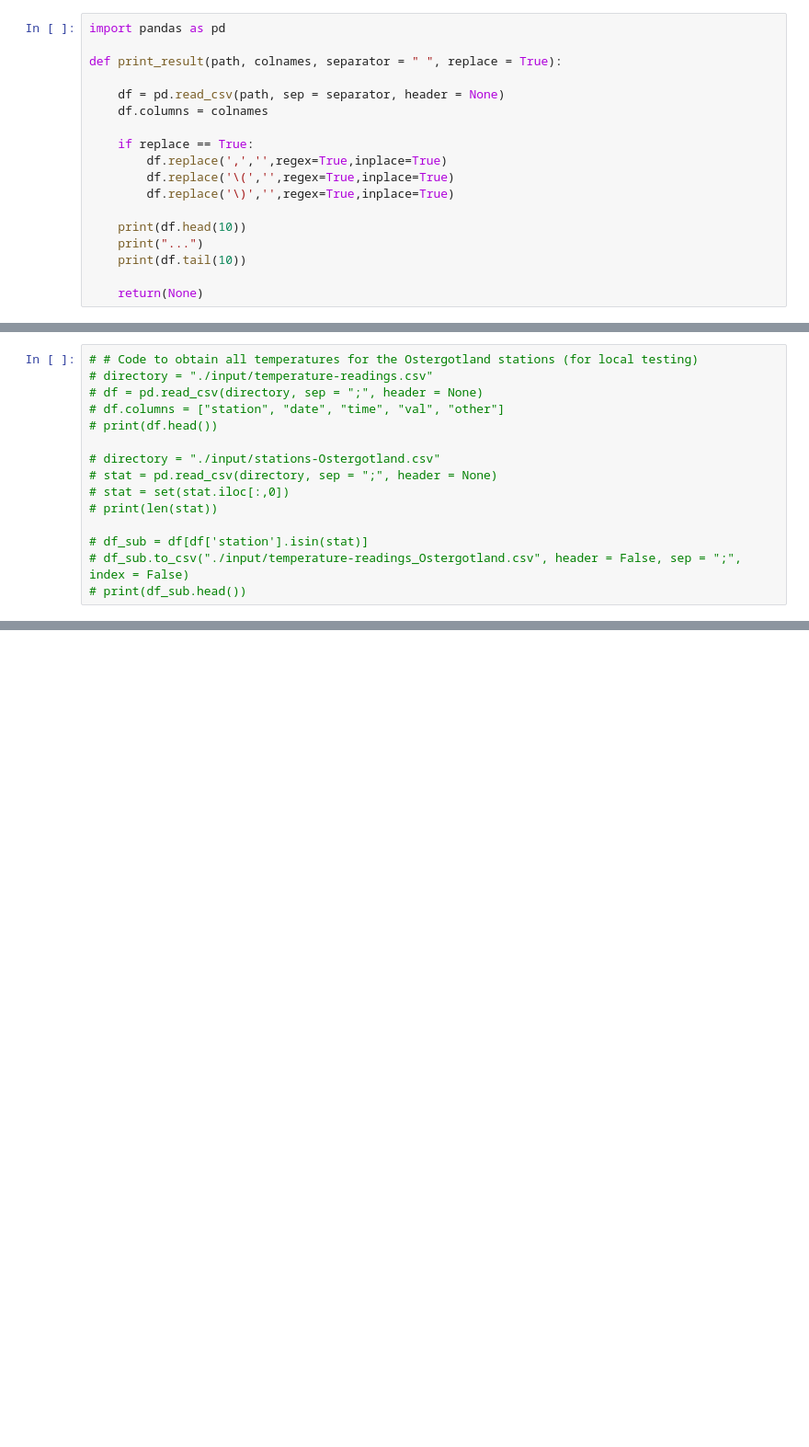
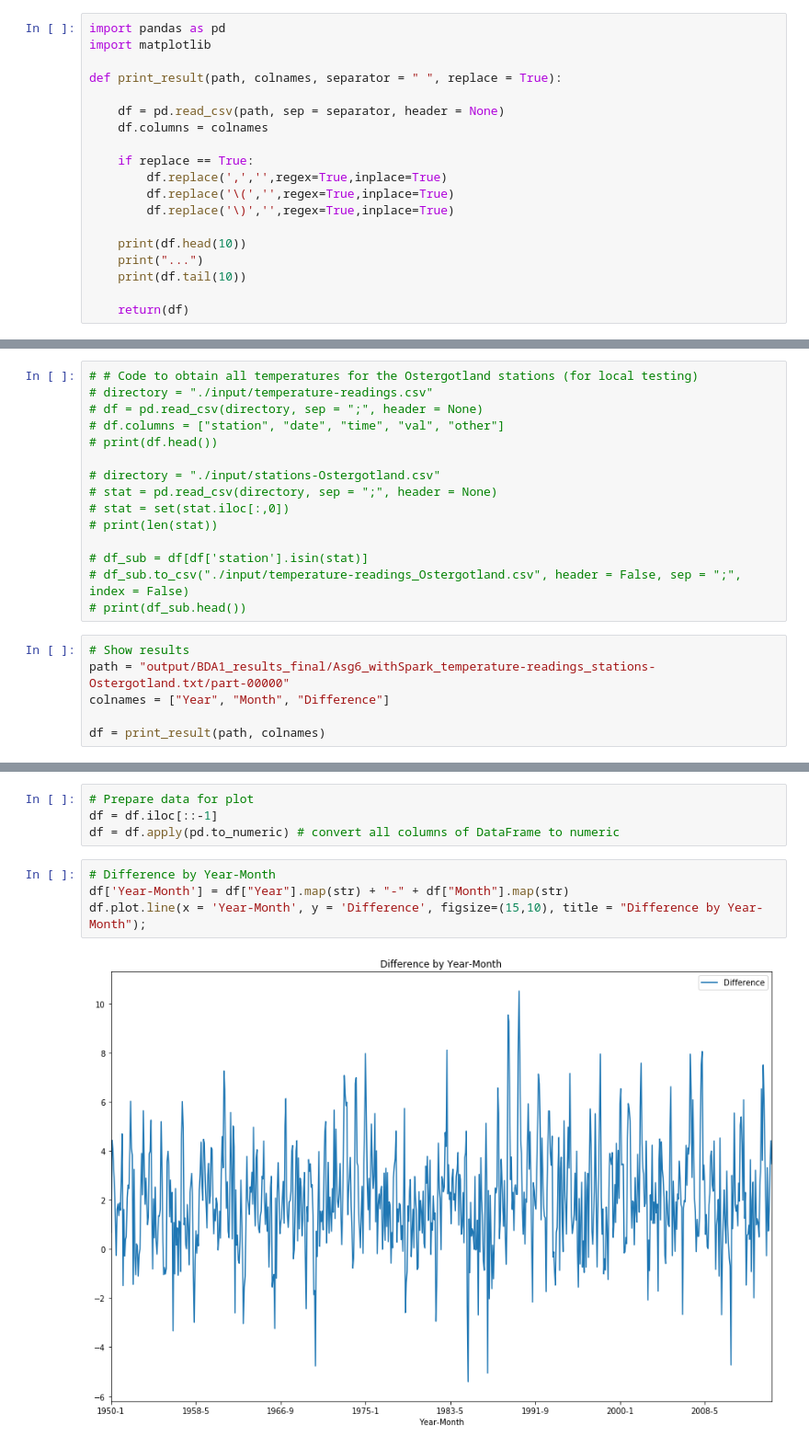
Before and after one commit to flennic/big-data-analytics, a Jupyter notebook: lab02/Individual/Julius/732A54-BDA1-maxpf364-julki092.ipynb, the cells around one changed output, grey strips where cells are left out. Shown: that part at 92% size. Drawn from its saved outputs; the diff is of its cells as text; blank space fills up the shorter version.

Commit message:
Add plots for lab2, asg. 6

```diff
--- a/lab02/Individual/Julius/732A54-BDA1-maxpf364-julki092.ipynb
+++ b/lab02/Individual/Julius/732A54-BDA1-maxpf364-julki092.ipynb
@@ -4,6 +4,7 @@
 ## Auxilary Function
 # %%
 import pandas as pd
+import matplotlib
 
 def print_result(path, colnames, separator = " ", replace = True):
 
@@ -19,7 +20,7 @@ def print_result(path, colnames, separator = " ", replace = True):
     print("...")
     print(df.tail(10))
 
-    return(None)
+    return(df)
 # %% [markdown]
 ***
 # %% [markdown]
@@ -942,3 +915,9 @@ print_result(path, colnames)
 # df_sub = df[df['station'].isin(stat)]
 # df_sub.to_csv("./input/temperature-readings_Ostergotland.csv", header = False, sep = ";", index = False)
 # print(df_sub.head())
+# %%
+# Show results
+path = "output/BDA1_results_final/Asg6_withSpark_temperature-readings_stations-Ostergotland.txt/part-00000"
+colnames = ["Year", "Month", "Difference"]
+
+df = print_result(path, colnames)
@@ -944,0 +942,10 @@ print_result(path, colnames)
+# %%
+# Prepare data for plot
+df = df.iloc[::-1]
+df = df.apply(pd.to_numeric) # convert all columns of DataFrame to numeric
+# %%
+# Difference by Year-Month
+df['Year-Month'] = df["Year"].map(str) + "-" + df["Month"].map(str)
+df.plot.line(x = 'Year-Month', y = 'Difference', figsize=(15,10), title = "Difference by Year-Month");
+# %% [output]
+[figure, added]
```
Also changed, not shown: parts of 6 cells of this notebook.
